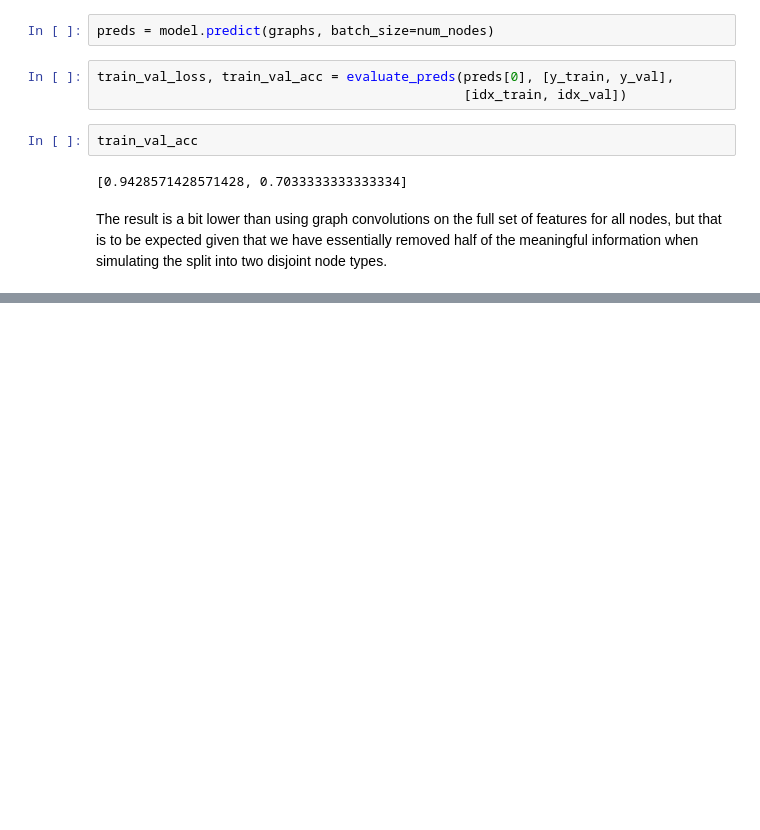
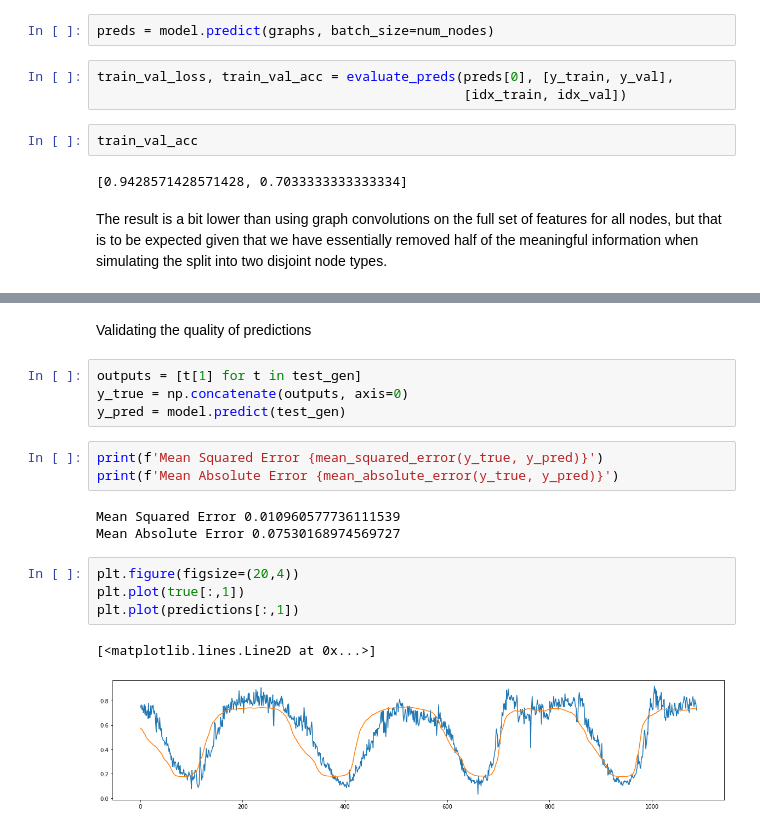
Before and after one commit to daramondt/pydata_eindhoven_2020, a Jupyter notebook: graph_convolutions.ipynb, the cells around one changed output, grey strips where cells are left out. Cells and saved outputs as stored; diff of their text form; blank space fills up the shorter version.

```diff
--- a/graph_convolutions.ipynb
+++ b/graph_convolutions.ipynb
@@ -214,0 +343,19 @@ The result is a bit lower than using graph convolutions on the full set of featu
+# %% [markdown]
+Validating the quality of predictions
+# %%
+outputs = [t[1] for t in test_gen]
+y_true = np.concatenate(outputs, axis=0)
+y_pred = model.predict(test_gen)
+# %%
+print(f'Mean Squared Error {mean_squared_error(y_true, y_pred)}')
+print(f'Mean Absolute Error {mean_absolute_error(y_true, y_pred)}')
+# %% [output]
+Mean Squared Error 0.010960577736111539
+Mean Absolute Error 0.07530168974569727
+# %%
+plt.figure(figsize=(20,4))
+plt.plot(true[:,1])
+plt.plot(predictions[:,1])
+# %% [output]
+[<matplotlib.lines.Line2D at 0x...>]
+[figure, added]
```
Also changed, not shown: parts of 26 cells of this notebook, 4 other files.
